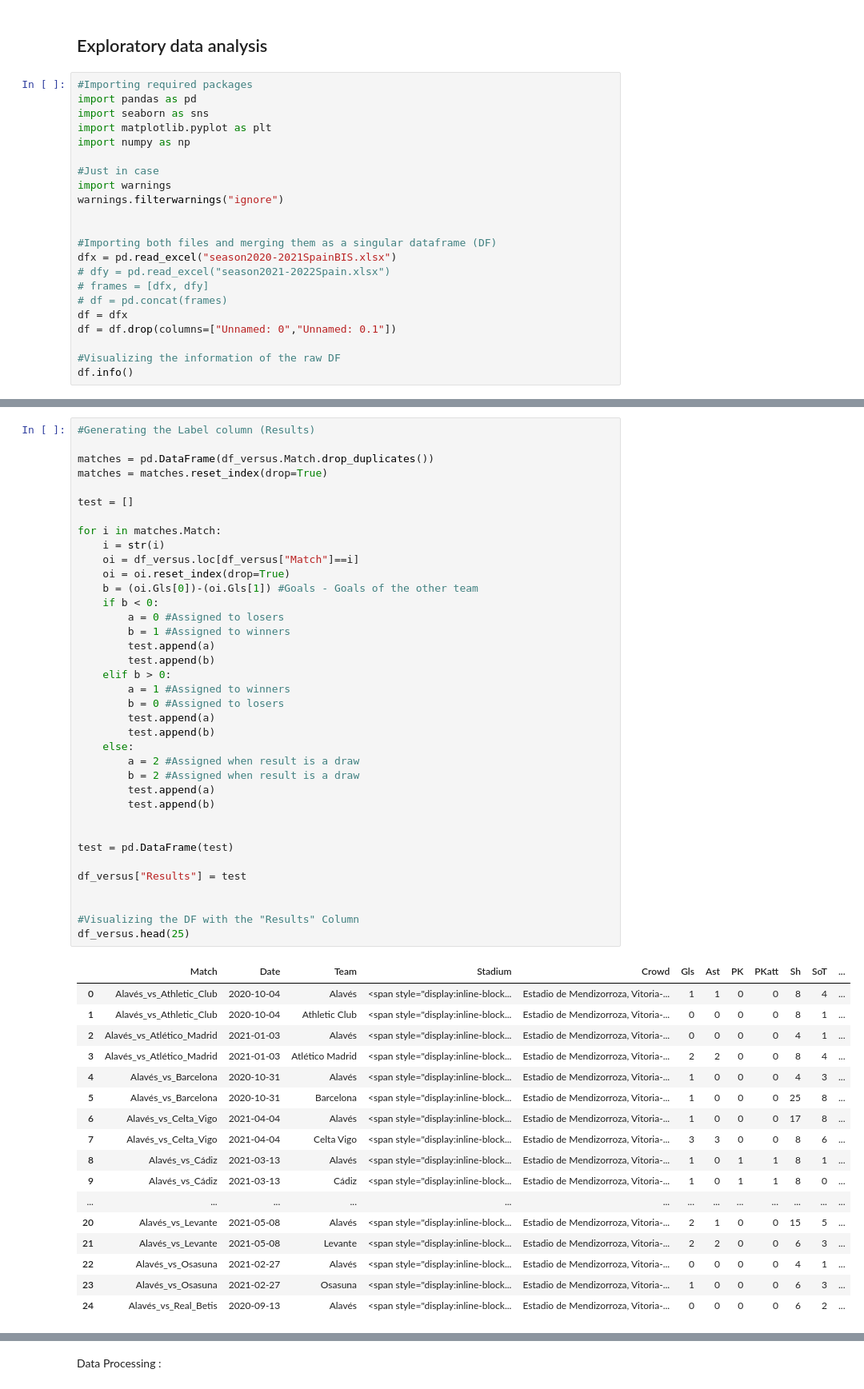
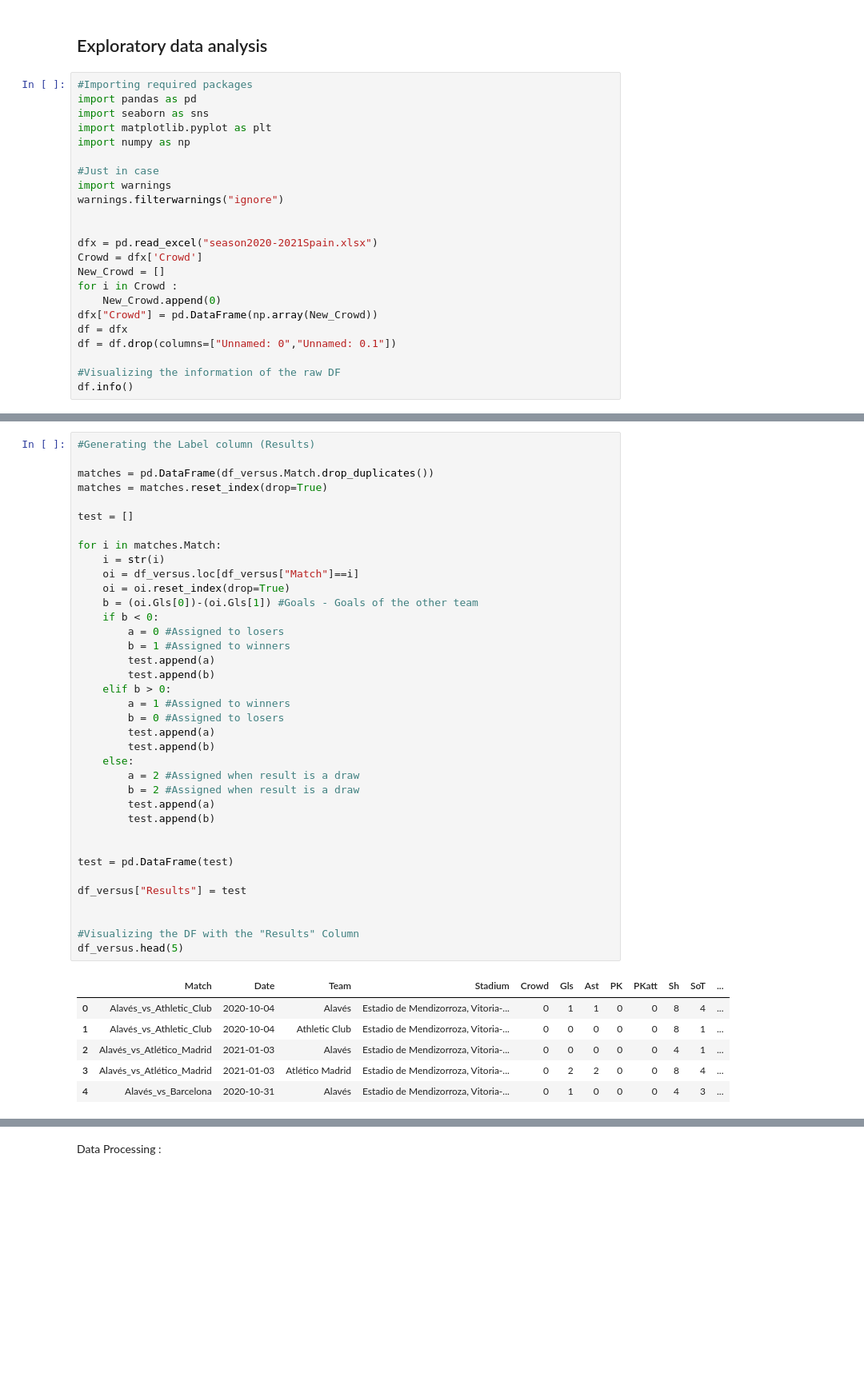
Before and after one commit to NourJamoussi/LaLigaPrediction, a Jupyter notebook: Malis_Project_V1.ipynb, the cells around one changed output, grey strips where cells are left out. Shown: that part at 80% size. Drawn from its saved outputs; the diff is of its cells as text; blank space fills up the shorter version.

```diff
--- a/Malis_Project_V1.ipynb
+++ b/Malis_Project_V1.ipynb
@@ -95,11 +95,12 @@ import warnings
 warnings.filterwarnings("ignore")
 
 
-#Importing both files and merging them as a singular dataframe (DF)
-dfx = pd.read_excel("season2020-2021SpainBIS.xlsx")
-# dfy = pd.read_excel("season2021-2022Spain.xlsx")
-# frames = [dfx, dfy]
-# df = pd.concat(frames)
+dfx = pd.read_excel("season2020-2021Spain.xlsx")
+Crowd = dfx['Crowd']
+New_Crowd = []
+for i in Crowd :
+    New_Crowd.append(0)
+dfx["Crowd"] = pd.DataFrame(np.array(New_Crowd))
 df = dfx
 df = df.drop(columns=["Unnamed: 0","Unnamed: 0.1"])
 
@@ -224,50 +203,39 @@ test = []
 for i in matches.Match:
     i = str(i)
     oi = df_versus.loc[df_versus["Match"]==i]
     oi = oi.reset_index(drop=True)
     b = (oi.Gls[0])-(oi.Gls[1]) #Goals - Goals of the other team
     if b < 0:
         a = 0 #Assigned to losers
         b = 1 #Assigned to winners
         test.append(a)
         test.append(b)
     elif b > 0:
         a = 1 #Assigned to winners
         b = 0 #Assigned to losers
         test.append(a)
         test.append(b)
     else:
         a = 2 #Assigned when result is a draw
         b = 2 #Assigned when result is a draw
         test.append(a)
         test.append(b)
 
 
 test = pd.DataFrame(test)
 
 df_versus["Results"] = test
 
 
 #Visualizing the DF with the "Results" Column
-df_versus.head(25)
+df_versus.head(5)
 # %% [output]
 |  | Match | Date | Team | Stadium | Crowd | Gls | Ast | PK | PKatt | Sh | SoT | ... |
-| 0 | Alavés_vs_Athletic_Club | 2020-10-04 | Alavés | <span style="display:inline-block... | Estadio de Mendizorroza, Vitoria-... | 1 | 1 | 0 | 0 | 8 | 4 | ... |
-| 1 | Alavés_vs_Athletic_Club | 2020-10-04 | Athletic Club | <span style="display:inline-block... | Estadio de Mendizorroza, Vitoria-... | 0 | 0 | 0 | 0 | 8 | 1 | ... |
-| 2 | Alavés_vs_Atlético_Madrid | 2021-01-03 | Alavés | <span style="display:inline-block... | Estadio de Mendizorroza, Vitoria-... | 0 | 0 | 0 | 0 | 4 | 1 | ... |
-| 3 | Alavés_vs_Atlético_Madrid | 2021-01-03 | Atlético Madrid | <span style="display:inline-block... | Estadio de Mendizorroza, Vitoria-... | 2 | 2 | 0 | 0 | 8 | 4 | ... |
-| 4 | Alavés_vs_Barcelona | 2020-10-31 | Alavés | <span style="display:inline-block... | Estadio de Mendizorroza, Vitoria-... | 1 | 0 | 0 | 0 | 4 | 3 | ... |
-| 5 | Alavés_vs_Barcelona | 2020-10-31 | Barcelona | <span style="display:inline-block... | Estadio de Mendizorroza, Vitoria-... | 1 | 0 | 0 | 0 | 25 | 8 | ... |
-| 6 | Alavés_vs_Celta_Vigo | 2021-04-04 | Alavés | <span style="display:inline-block... | Estadio de Mendizorroza, Vitoria-... | 1 | 0 | 0 | 0 | 17 | 8 | ... |
-| 7 | Alavés_vs_Celta_Vigo | 2021-04-04 | Celta Vigo | <span style="display:inline-block... | Estadio de Mendizorroza, Vitoria-... | 3 | 3 | 0 | 0 | 8 | 6 | ... |
-| 8 | Alavés_vs_Cádiz | 2021-03-13 | Alavés | <span style="display:inline-block... | Estadio de Mendizorroza, Vitoria-... | 1 | 0 | 1 | 1 | 8 | 1 | ... |
-| 9 | Alavés_vs_Cádiz | 2021-03-13 | Cádiz | <span style="display:inline-block... | Estadio de Mendizorroza, Vitoria-... | 1 | 0 | 1 | 1 | 8 | 0 | ... |
-| ... | ... | ... | ... | ... | ... | ... | ... | ... | ... | ... | ... | ... |
-| 20 | Alavés_vs_Levante | 2021-05-08 | Alavés | <span style="display:inline-block... | Estadio de Mendizorroza, Vitoria-... | 2 | 1 | 0 | 0 | 15 | 5 | ... |
-| 21 | Alavés_vs_Levante | 2021-05-08 | Levante | <span style="display:inline-block... | Estadio de Mendizorroza, Vitoria-... | 2 | 2 | 0 | 0 | 6 | 3 | ... |
-| 22 | Alavés_vs_Osasuna | 2021-02-27 | Alavés | <span style="display:inline-block... | Estadio de Mendizorroza, Vitoria-... | 0 | 0 | 0 | 0 | 4 | 1 | ... |
-| 23 | Alavés_vs_Osasuna | 2021-02-27 | Osasuna | <span style="display:inline-block... | Estadio de Mendizorroza, Vitoria-... | 1 | 0 | 0 | 0 | 6 | 3 | ... |
-| 24 | Alavés_vs_Real_Betis | 2020-09-13 | Alavés | <span style="display:inline-block... | Estadio de Mendizorroza, Vitoria-... | 0 | 0 | 0 | 0 | 6 | 2 | ... |
+| 0 | Alavés_vs_Athletic_Club | 2020-10-04 | Alavés | Estadio de Mendizorroza, Vitoria-... | 0 | 1 | 1 | 0 | 0 | 8 | 4 | ... |
+| 1 | Alavés_vs_Athletic_Club | 2020-10-04 | Athletic Club | Estadio de Mendizorroza, Vitoria-... | 0 | 0 | 0 | 0 | 0 | 8 | 1 | ... |
+| 2 | Alavés_vs_Atlético_Madrid | 2021-01-03 | Alavés | Estadio de Mendizorroza, Vitoria-... | 0 | 0 | 0 | 0 | 0 | 4 | 1 | ... |
+| 3 | Alavés_vs_Atlético_Madrid | 2021-01-03 | Atlético Madrid | Estadio de Mendizorroza, Vitoria-... | 0 | 2 | 2 | 0 | 0 | 8 | 4 | ... |
+| 4 | Alavés_vs_Barcelona | 2020-10-31 | Alavés | Estadio de Mendizorroza, Vitoria-... | 0 | 1 | 0 | 0 | 0 | 4 | 3 | ... |
 # %%
 #Adding the Home/Away Column
 
```
Also changed, not shown: parts of 16 cells of this notebook, 2 other files.
